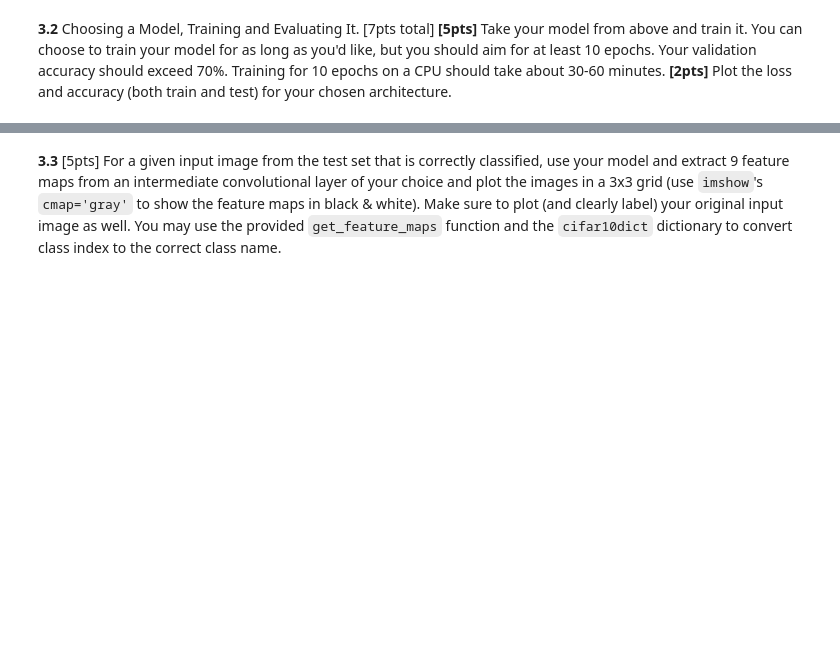
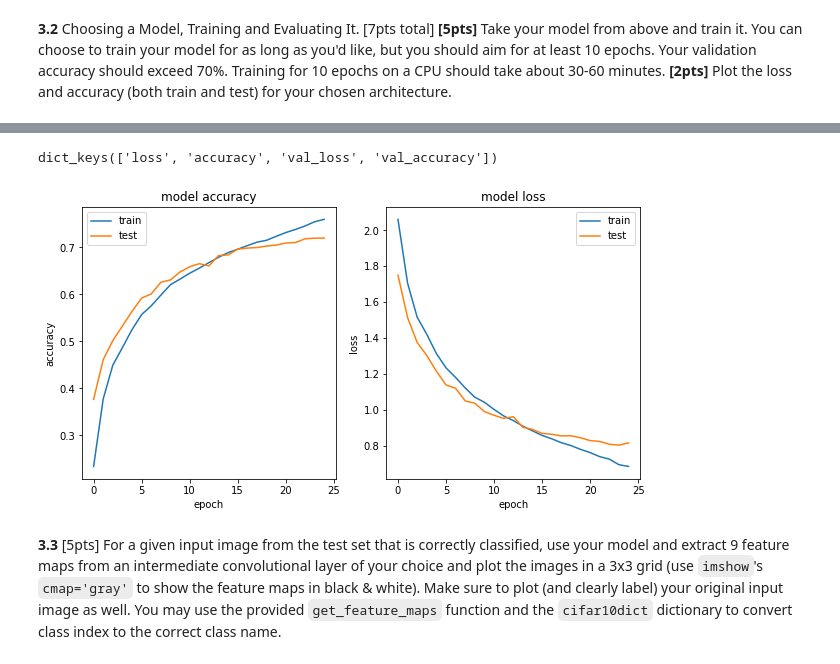
Before and after one commit to Ruby122/2020-CS109B, a Jupyter notebook: content/homeworks/hw04/cs109b_hw4.ipynb, the cells around one changed output, grey strips where cells are left out. Saved outputs shown, nothing was run; the diff lists cells and outputs as text; code cells hidden in the pictures; blank space fills up the shorter version.

```diff
--- a/content/homeworks/hw04/cs109b_hw4.ipynb
+++ b/content/homeworks/hw04/cs109b_hw4.ipynb
@@ -583,6 +594,9 @@ from tf_keras_vis.gradcam import Gradcam
 # load data
 (train_images, train_labels), (test_images, test_labels) = cifar10.load_data()
 print(train_images.shape)
+# Normalize between 0 and 1
+train_images = train_images.astype('float32') / 255
+test_images = test_images.astype('float32') / 255
 # Convert labels to categorical data
 train_labels = to_categorical(train_labels)
 test_labels = to_categorical(test_labels)
@@ -623,3 +642,14 @@ The contribution of each convolutional layer = number of filters $\times$ (filte
 # %% [markdown]
 **3.2** Choosing a Model, Training and Evaluating It. [7pts total]
 **[5pts]** Take your model from above and train it. You can choose to train your model for as long as you'd like, but you should aim for at least 10 epochs.  Your validation accuracy should exceed 70%. Training for 10 epochs on a CPU should take about 30-60 minutes. **[2pts]** Plot the loss and accuracy (both train and test) for your chosen architecture.
+# %%
+# your code here
+model = create_baseline(64,64)
+# compile model
+loss = tf.keras.losses.categorical_crossentropy
+optimizer = Adam(lr=0.002)
+metrics = ['accuracy']
+
+model.compile(optimizer=optimizer,
+              loss=loss,
+              metrics=metrics)
@@ -625,0 +658,10 @@ The contribution of each convolutional layer = number of filters $\times$ (filte
+# %%
+# your code here
+# Fit the model
+verbose, epochs, batch_size = 1, 25, 2000
+history = model.fit(train_images, train_labels,
+                              epochs=epochs,
+                              batch_size=batch_size,
+                              verbose=verbose,
+                              validation_data=(test_images, test_labels),
+                              shuffle=True)
@@ -626 +686,26 @@ The contribution of each convolutional layer = number of filters $\times$ (filte
+# %%
+# your code here
+print(history.history.keys())
+# %% [output]
+dict_keys(['loss', 'accuracy', 'val_loss', 'val_accuracy'])
+# %%
+# plotting
+# your code here
+fig, ax = plt.subplots(1,2,figsize = (10, 5))
+ax[0].plot(history.history['accuracy'])
+ax[0].plot(history.history['val_accuracy'])
+ax[0].set_title('model accuracy')
+ax[0].set_ylabel('accuracy')
+ax[0].set_xlabel('epoch')
+ax[0].legend(['train', 'test'], loc='upper left')
+# summarize history for loss
+ax[1].plot(history.history['loss'])
+ax[1].plot(history.history['val_loss'])
+ax[1].set_title('model loss')
+ax[1].set_ylabel('loss')
+ax[1].set_xlabel('epoch')
+ax[1].legend(['train', 'test'], loc='upper right')
+plt.show()
+# %% [output]
+[figure, added]
 # %%
```
Also changed, not shown: parts of 10 cells of this notebook, 2 other files.
